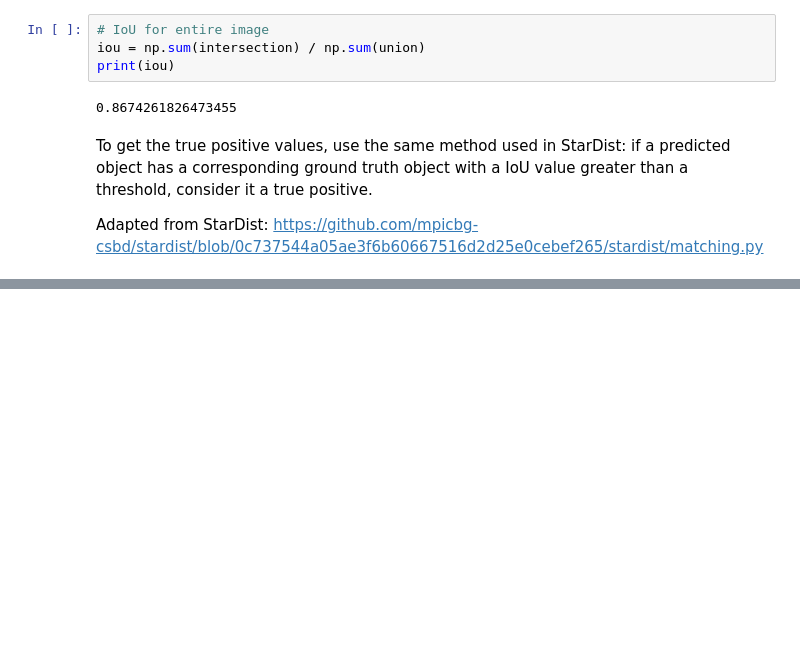
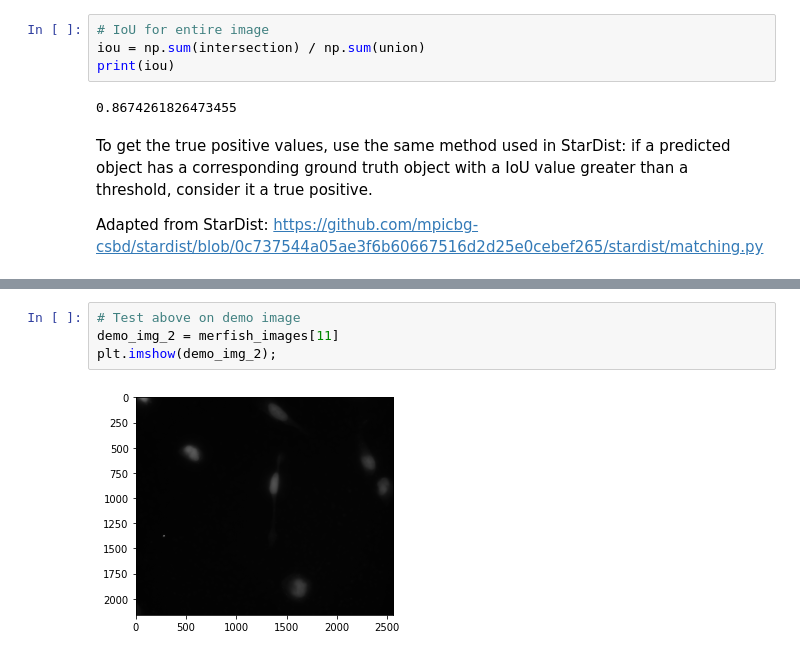
Before and after one commit to annajiwons/merfish-segmentation, a Jupyter notebook: 4_watershed/watershed.ipynb, the cells around one changed output, grey strips where cells are left out. Saved outputs shown, nothing was run; the diff lists cells and outputs as text; blank space fills up the shorter version.

```diff
--- a/4_watershed/watershed.ipynb
+++ b/4_watershed/watershed.ipynb
@@ -188,0 +239,6 @@ IoU scores: [0.76130734 0.87472071 0.95920617 0.71088336 0.87635756 0.92034333
+# %%
+# Test above on demo image
+demo_img_2 = merfish_images[11]
+plt.imshow(demo_img_2);
+# %% [output]
+[figure, added]
```
Also changed, not shown: parts of 18 cells of this notebook.
